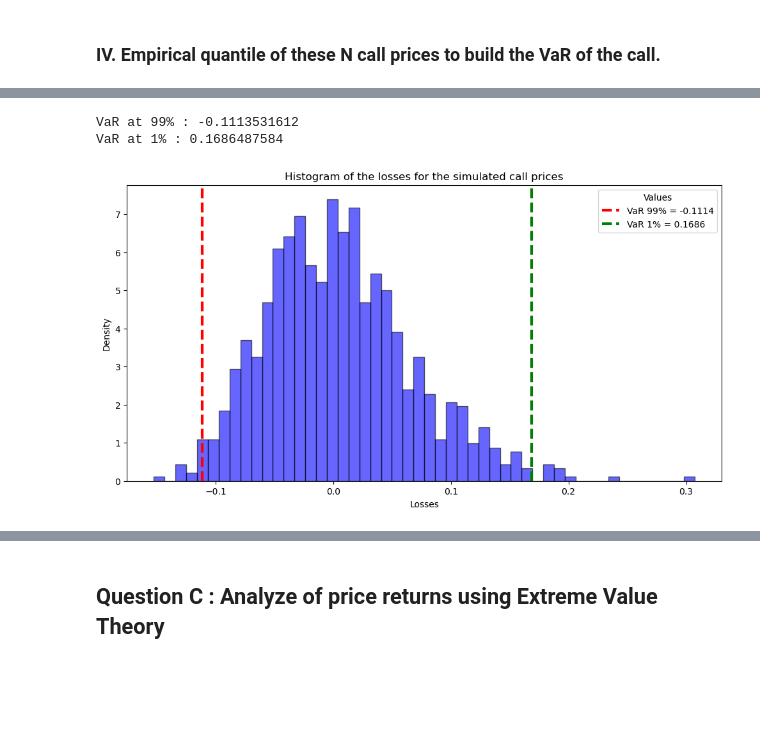
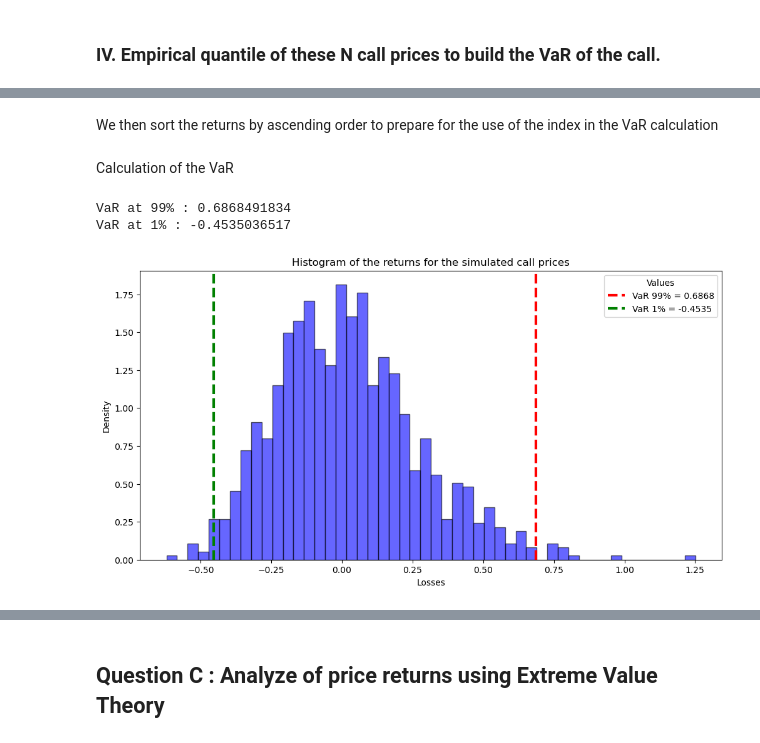
Before and after one commit to nathan6292/Market-Risk-Final-Project, a Jupyter notebook: Nathan_Fleury, Julien_Gilles - Project.ipynb, the cells around one changed output, grey strips where cells are left out. Drawn from its saved outputs; the diff is of its cells as text; code cells hidden in the pictures; blank space fills up the shorter version.

```diff
--- a/Nathan_Fleury, Julien_Gilles - Project.ipynb
+++ b/Nathan_Fleury, Julien_Gilles - Project.ipynb
@@ -1565,2 +1565,2 @@ C0 = BS_call(4.119, K=4, T=21, sigma=sigma)
 # %%
-variations = [call_price - C0 for call_price in call_prices]
+returns = [(call_price - C0)/C0 for call_price in call_prices]
@@ -1569,27 +1567,33 @@ sorted_variations = sorted(variations)
+# %% [markdown]
+We then sort the returns by ascending order to prepare for the use of the index in the VaR calculation
+# %%
+sorted_returns = sorted(returns)
+# %% [markdown]
+Calculation of the VaR
 # %%
-def calculate_VaR(sorted_variations, p):
-    index = int(len(sorted_variations) * p)  # Index corresponding to confidence level
-    VaR = sorted_variations[index - 1]  # Adjust for Python's 0-based indexing
+def calculate_VaR(sorted_returns, p):
+    index = len(sorted_returns) - int(len(sorted_returns) * p)  # Index corresponding to confidence level
+    VaR = sorted_returns[index - 1]  # We Adjust for Python's 0-based indexing
     return VaR
 
-# Step 4: Calculate VaR at 99% and 1% confidence levels
-VaR_99_percent = calculate_VaR(sorted_variations, p=0.01)  # 99% confidence level
-VaR_1_percent = calculate_VaR(sorted_variations, p=0.99)   # 1% confidence level
+# Calculate VaR at 99% and 1% confidence levels
+VaR_99_percent = calculate_VaR(sorted_returns, p=0.01)  # 99% confidence level
+VaR_1_percent = calculate_VaR(sorted_returns, p=0.99)   # 1% confidence level
 
 print(f"VaR at 99% : {VaR_99_percent:.10f}")
 print(f"VaR at 1% : {VaR_1_percent:.10f}")
 
 plt.figure(figsize=(12, 6))
-plt.hist(sorted_variations, bins=50, edgecolor='black', density=True, color='blue', alpha=0.6)
+plt.hist(sorted_returns, bins=50, edgecolor='black', density=True, color='blue', alpha=0.6)
 
 plt.axvline(VaR_99_percent, color='red', linestyle='dashed', linewidth=3, label=f'VaR 99% = {VaR_99_percent:.4f}')
 plt.axvline(VaR_1_percent, color='green', linestyle='dashed', linewidth=3, label=f'VaR 1% = {VaR_1_percent:.4f}')
 plt.legend(title='Values')
-plt.title('Histogram of the losses for the simulated call prices')
+plt.title('Histogram of the returns for the simulated call prices')
 plt.xlabel('Losses')
 plt.ylabel('Density')
 plt.show()
 # %% [output]
-VaR at 99% : -0.1113531612
-VaR at 1% : 0.1686487584
+VaR at 99% : 0.6868491834
+VaR at 1% : -0.4535036517
-[figure, old version]
+[figure, new version]
```
Also changed, not shown: parts of 28 cells of this notebook.
